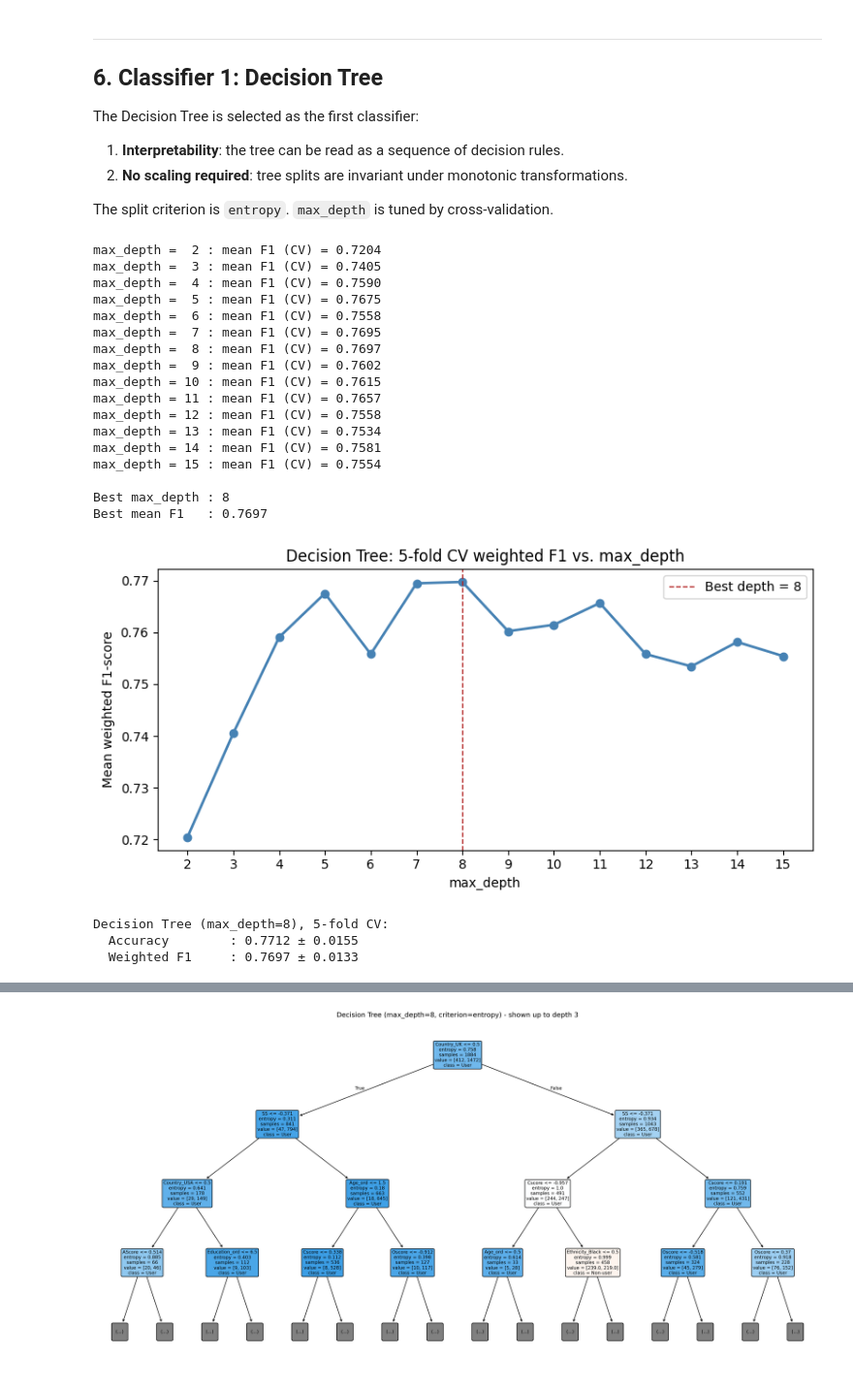
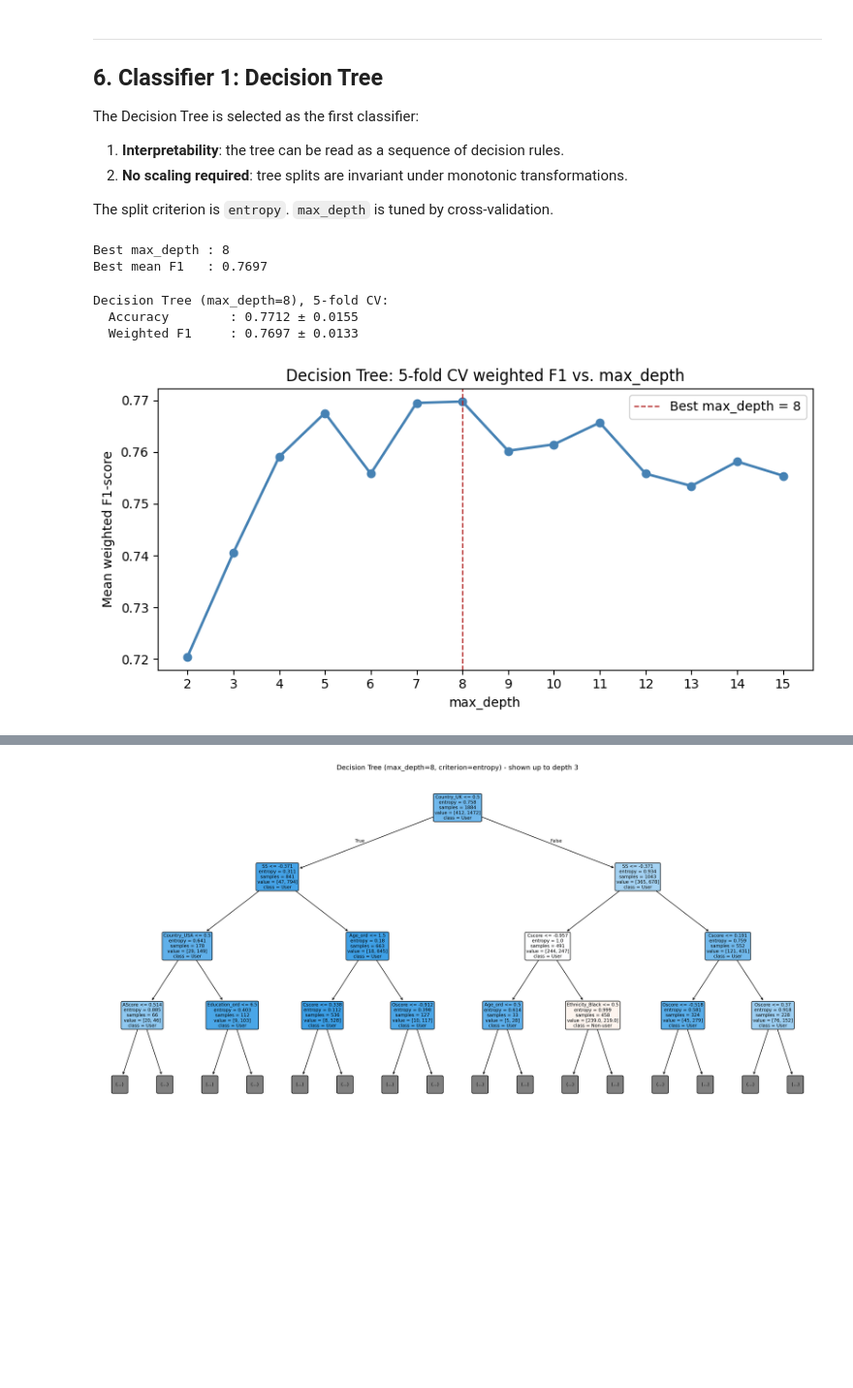
Before and after one commit to maarqui/drug-consumption-analysis, a Jupyter notebook: classification/classification-notebook.ipynb, the cells around one changed output, grey strips where cells are left out. Shown at 97% size. Cells and saved outputs as stored; diff of their text form; code cells hidden in the pictures; blank space fills up the shorter version.

```diff
--- a/classification/classification-notebook.ipynb
+++ b/classification/classification-notebook.ipynb
@@ -214,65 +282,28 @@ The split criterion is `entropy`. `max_depth` is tuned by cross-validation.
 # Adjust max_depth via 5-fold cross-validation
 from sklearn import tree
 
-f1_per_depth = []
-
-for depth in range(2, 16):
-    dectree = tree.DecisionTreeClassifier(criterion='entropy', max_depth=depth, random_state=42)
-    scores = cross_val_score(dectree, X, y, cv=cv, scoring='f1_weighted')
-    f1_per_depth.append(scores.mean())
-    print('max_depth = %2d : mean F1 (CV) = %.4f' % (depth, scores.mean()))
-
-best_depth = range(2, 16)[int(np.argmax(f1_per_depth))]
+depths = list(range(2, 16))
+make_tree = lambda d: tree.DecisionTreeClassifier(criterion='entropy', max_depth=d, random_state=42)
+scores_tree = tune_hyperparameter(make_tree, depths, X, y, cv)
+best_depth = depths[int(np.argmax(scores_tree))]
 print('\nBest max_depth : %d' % best_depth)
-print('Best mean F1   : %.4f' % max(f1_per_depth))
+print('Best mean F1   : %.4f' % max(scores_tree))
 # %% [output]
-max_depth =  2 : mean F1 (CV) = 0.7204
-max_depth =  3 : mean F1 (CV) = 0.7405
-max_depth =  4 : mean F1 (CV) = 0.7590
-max_depth =  5 : mean F1 (CV) = 0.7675
-max_depth =  6 : mean F1 (CV) = 0.7558
-max_depth =  7 : mean F1 (CV) = 0.7695
-max_depth =  8 : mean F1 (CV) = 0.7697
-max_depth =  9 : mean F1 (CV) = 0.7602
-max_depth = 10 : mean F1 (CV) = 0.7615
-max_depth = 11 : mean F1 (CV) = 0.7657
-max_depth = 12 : mean F1 (CV) = 0.7558
-max_depth = 13 : mean F1 (CV) = 0.7534
-max_depth = 14 : mean F1 (CV) = 0.7581
-max_depth = 15 : mean F1 (CV) = 0.7554
-
 Best max_depth : 8
 Best mean F1   : 0.7697
 # %%
-# Plot CV F1-score as a function of max_depth
-fig, ax = plt.subplots(figsize=(8, 4))
-depths = list(range(2, 16))
+# CV curve and final evaluation
+plot_cv_curve(depths, scores_tree, best_depth,
+              xlabel='max_depth',
+              title='Decision Tree: 5-fold CV weighted F1 vs. max_depth',
+              color='steelblue')
 
-ax.plot(depths, f1_per_depth, marker='o', color='steelblue', linewidth=2)
-ax.axvline(best_depth, color='firebrick', linestyle='--', linewidth=1,
-           label='Best depth = %d' % best_depth)
-
-ax.set_title('Decision Tree: 5-fold CV weighted F1 vs. max_depth')
-ax.set_xlabel('max_depth')
-ax.set_ylabel('Mean weighted F1-score')
-ax.set_xticks(depths)
-ax.legend()
-plt.tight_layout()
+dectree = make_tree(best_depth)
+acc_tree, f1_tree = evaluate_final(dectree, X, y, cv, 'Decision Tree (max_depth=%d)' % best_depth)
 # %% [output]
+Decision Tree (max_depth=8), 5-fold CV:
+  Accuracy        : 0.7712 ± 0.0155
+  Weighted F1     : 0.7697 ± 0.0133
-[figure, old version]
+[figure, new version]
-# %%
-# Final Decision Tree evaluation with the best max_depth
-dectree = tree.DecisionTreeClassifier(criterion='entropy', max_depth=best_depth, random_state=42)
-
-acc_tree = cross_val_score(dectree, X, y, cv=cv, scoring='accuracy')
-f1_tree  = cross_val_score(dectree, X, y, cv=cv, scoring='f1_weighted')
-
-print('Decision Tree (max_depth=%d), 5-fold CV:' % best_depth)
-print('  Accuracy        : %.4f ± %.4f' % (acc_tree.mean(), acc_tree.std()))
-print('  Weighted F1     : %.4f ± %.4f' % (f1_tree.mean(),  f1_tree.std()))
-# %% [output]
-Decision Tree (max_depth=8), 5-fold CV:
-  Accuracy        : 0.7712 ± 0.0155
-  Weighted F1     : 0.7697 ± 0.0133
 # %%
 # Confusion matrix from out-of-fold predictions
```
Also changed, not shown: parts of 21 cells of this notebook, 1 other file.
